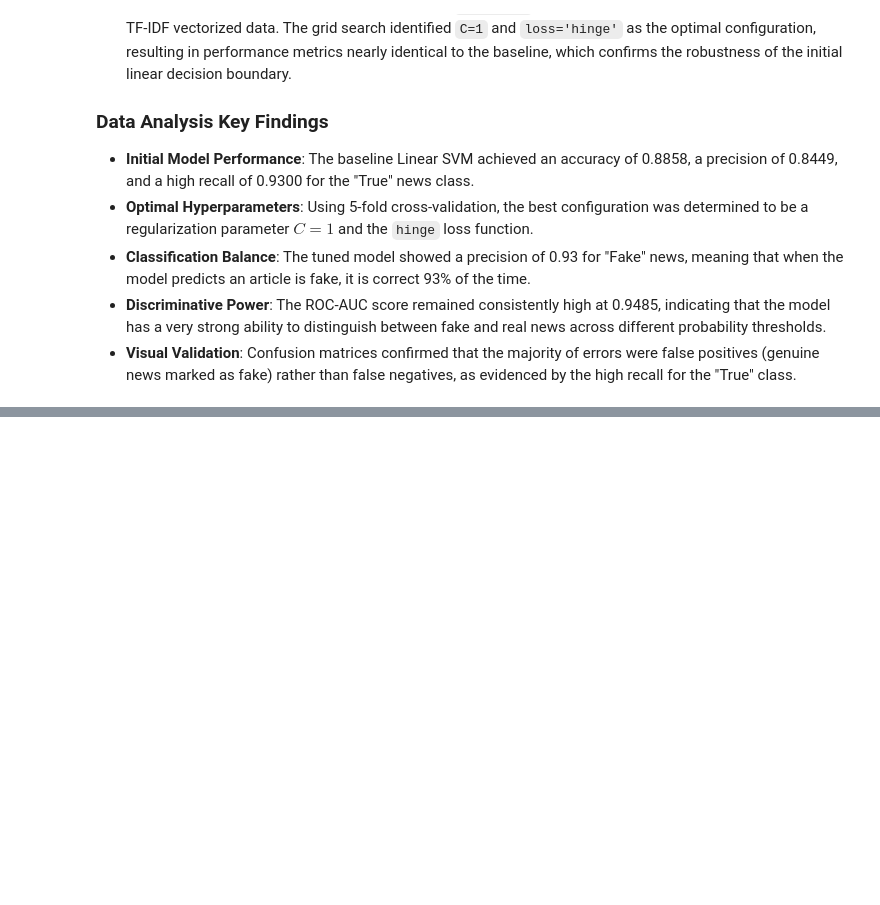
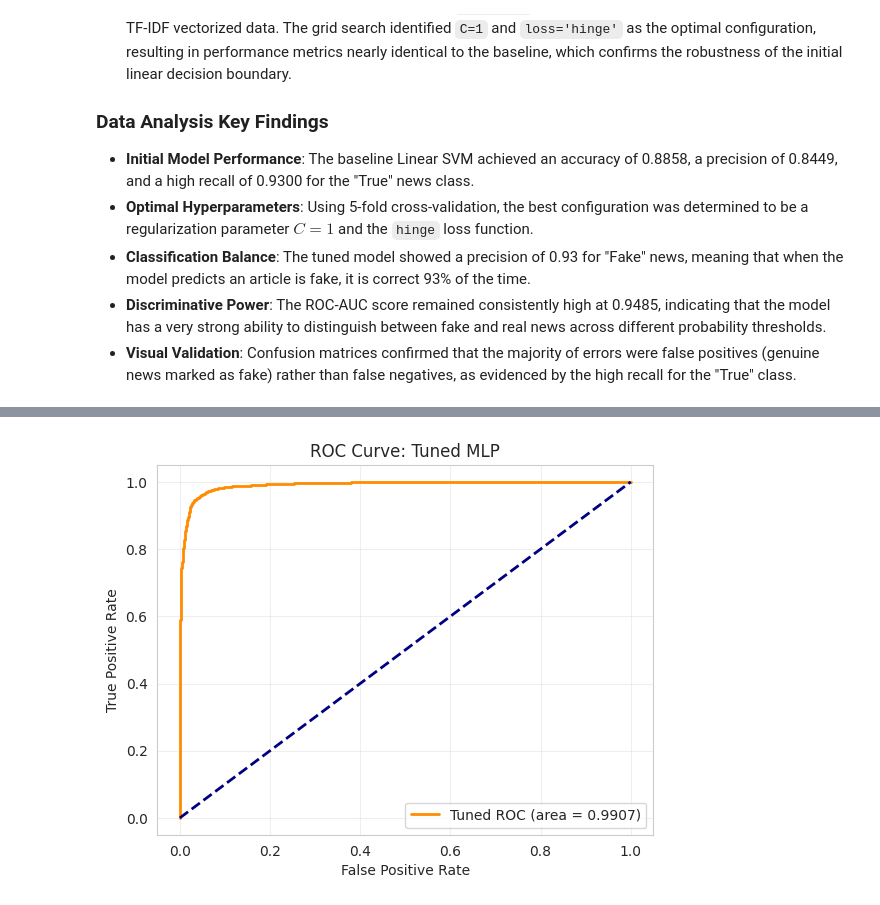
Before and after one commit to rajukarki467/Data-Science-projects, a Jupyter notebook: FakeNewsDetection.ipynb, the cells around one changed output, grey strips where cells are left out. Drawn from its saved outputs; the diff is of its cells as text; code cells hidden in the pictures; blank space fills up the shorter version.

```diff
--- a/FakeNewsDetection.ipynb
+++ b/FakeNewsDetection.ipynb
@@ -1864,0 +2137,8 @@ plt.show()
+# %%
+from sklearn.model_selection import GridSearchCV
+
+# 1. Define parameter grid using pipeline keys (clf__ prefix)
+param_grid_mlp = {
+    'clf__alpha': [0.0001, 0.001, 0.01],
+    'clf__learning_rate_init': [0.001, 0.01]
+}
@@ -1864,0 +2237,13 @@ plt.show()
+# %%
+#  ROC-AUC
+fpr_t_mlp, tpr_t_mlp, _ = roc_curve(y_test, tuned_mlp_prob)
+roc_auc_t_mlp = auc(fpr_t_mlp, tpr_t_mlp)
+plt.plot(fpr_t_mlp, tpr_t_mlp, color='darkorange', lw=2, label=f'Tuned ROC (area = {roc_auc_t_mlp:.4f})')
+plt.plot([0, 1], [0, 1], color='navy', lw=2, linestyle='--')
+plt.xlabel('False Positive Rate')
+plt.ylabel('True Positive Rate')
+plt.title('ROC Curve: Tuned MLP')
+plt.legend(loc='lower right')
+plt.grid(alpha=0.3)
+# %% [output]
+[figure, added]
```
Also changed, not shown: parts of 18 cells of this notebook.
